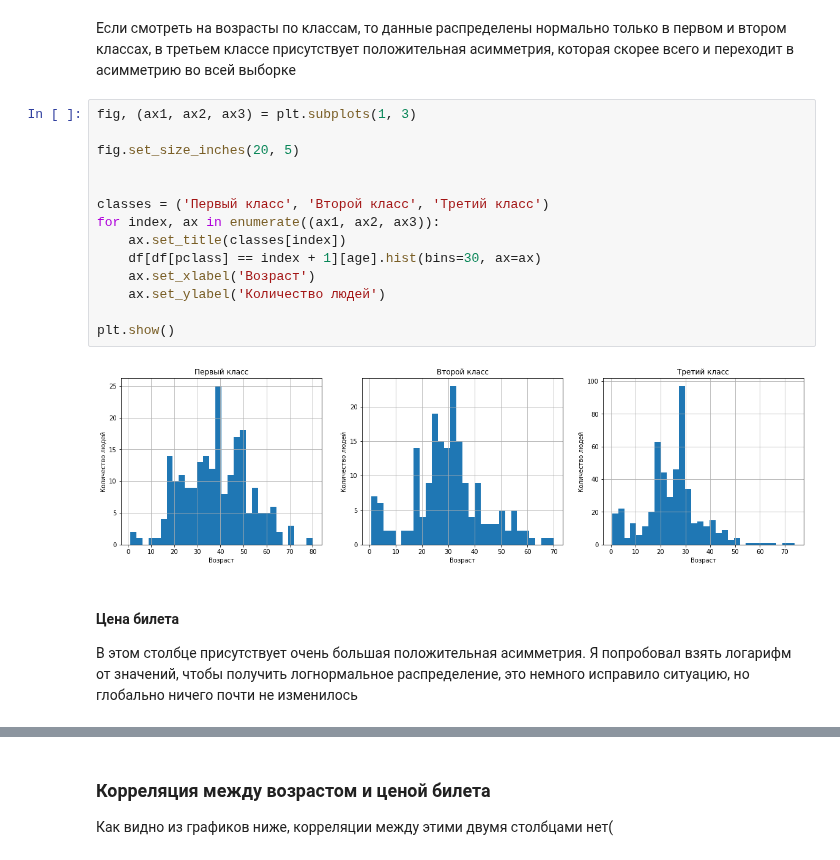
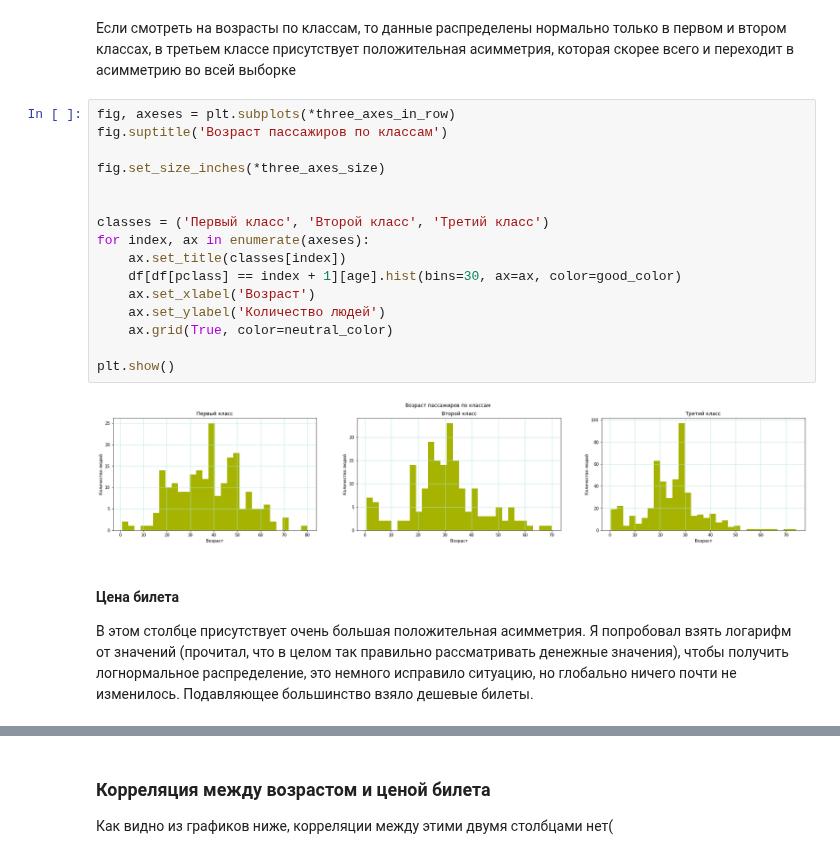
Before and after one commit to gaskeo/yandex-lyceum-selection-round, a Jupyter notebook: main.ipynb, the cells around one changed output, grey strips where cells are left out. Cells and saved outputs as stored; diff of their text form.

```diff
--- a/main.ipynb
+++ b/main.ipynb
@@ -640,23 +725,25 @@ plt.show()
 # %% [markdown]
 Если смотреть на возрасты по классам, то данные распределены нормально только в первом и втором классах, в третьем классе присутствует положительная асимметрия, которая скорее всего и переходит в асимметрию во всей выборке
 # %%
-fig, (ax1, ax2, ax3) = plt.subplots(1, 3)
+fig, axeses = plt.subplots(*three_axes_in_row)
+fig.suptitle('Возраст пассажиров по классам')
 
-fig.set_size_inches(20, 5)
+fig.set_size_inches(*three_axes_size)
 
 
 classes = ('Первый класс', 'Второй класс', 'Третий класс')
-for index, ax in enumerate((ax1, ax2, ax3)):
+for index, ax in enumerate(axeses):
     ax.set_title(classes[index])
-    df[df[pclass] == index + 1][age].hist(bins=30, ax=ax)
+    df[df[pclass] == index + 1][age].hist(bins=30, ax=ax, color=good_color)
     ax.set_xlabel('Возраст')
     ax.set_ylabel('Количество людей')
+    ax.grid(True, color=neutral_color)
 
 plt.show()
 # %% [output]
-[figure, old version]
+[figure, new version]
 # %% [markdown]
 #### Цена билета
 В этом столбце присутствует очень большая положительная асимметрия.
-Я попробовал взять логарифм от значений, чтобы получить логнормальное распределение, это немного исправило ситуацию, но глобально ничего почти не изменилось
+Я попробовал взять логарифм от значений (прочитал, что в целом так правильно рассматривать денежные значения), чтобы получить логнормальное распределение, это немного исправило ситуацию, но глобально ничего почти не изменилось. Подавляющее большинство взяло дешевые билеты.
 # %%
```
Also changed, not shown: parts of 42 cells of this notebook.
